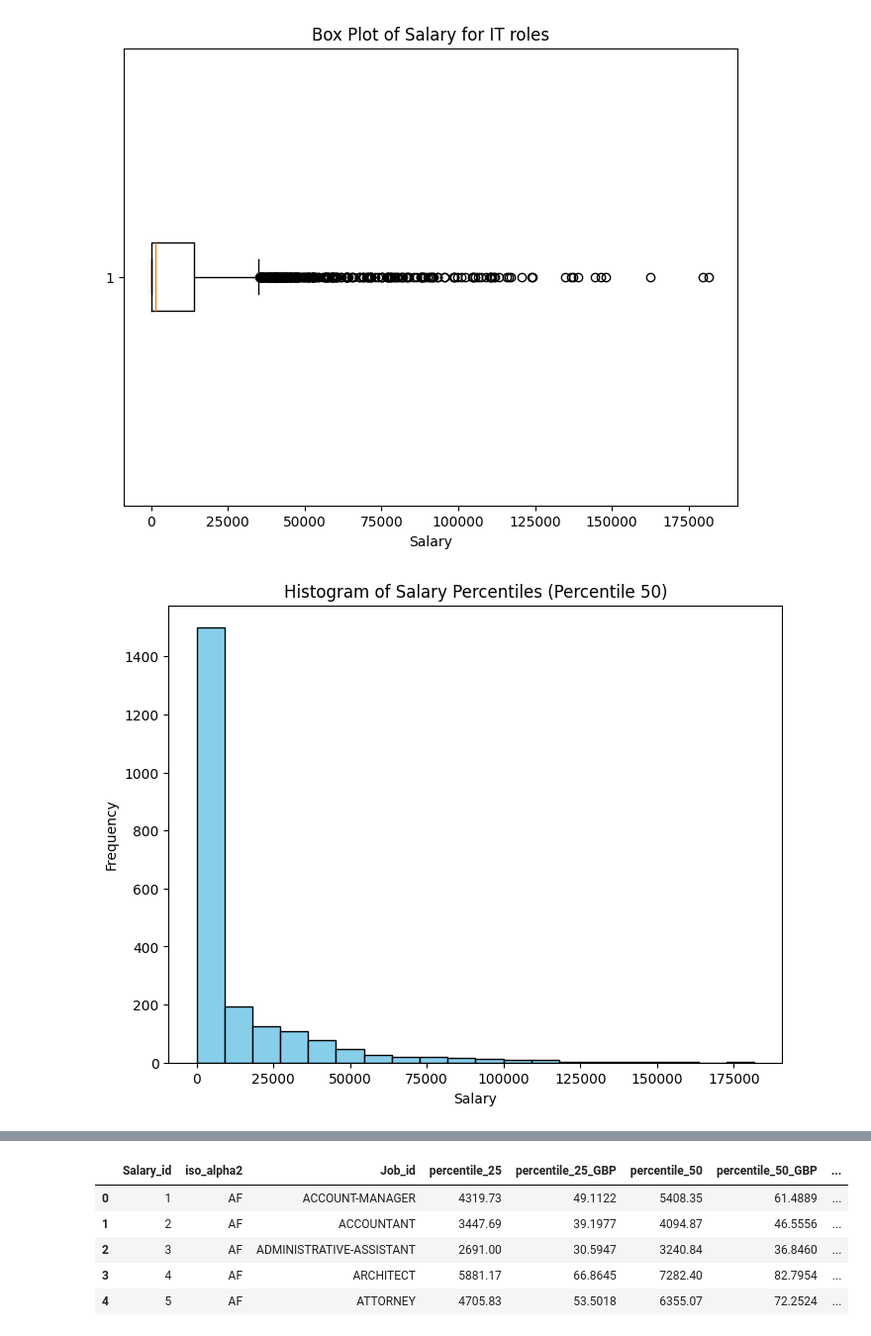
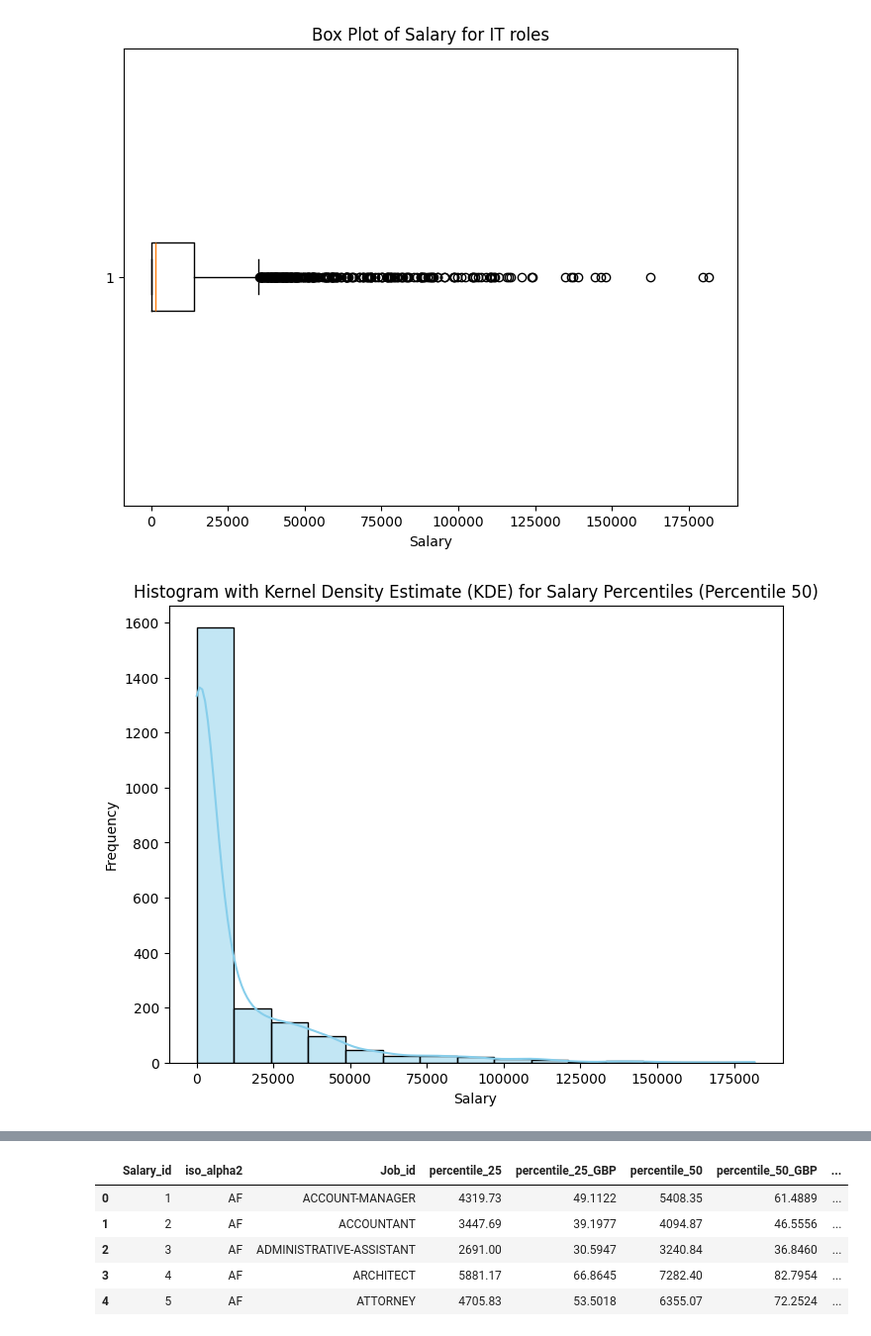
Before and after one commit to Tatiana-Ngamba/The-GitGirls-Collective-group-7, a Jupyter notebook: GLOBAL IT SALARY ANALYSIS - Notebook Part 2 (Data Analysis).ipynb, the cells around one changed output, grey strips where cells are left out. Shown at 99% size. Cells and saved outputs as stored; diff of their text form; code cells hidden in the pictures.

```diff
--- a/GLOBAL IT SALARY ANALYSIS - Notebook Part 2 (Data Analysis).ipynb
+++ b/GLOBAL IT SALARY ANALYSIS - Notebook Part 2 (Data Analysis).ipynb
@@ -579,12 +579,16 @@ plt.show()
 [figure]
 # %%
 #Creating a box plot for the same data to see the distribution of the IT salaries per country
+# Create a histogram with a kernel density estimate (trend line)
 plt.figure(figsize=(8, 6))
-plt.hist(it_roles_df['percentile_50_GBP'], bins=20, color='skyblue', edgecolor='black')
-plt.title('Histogram of Salary Percentiles (Percentile 50)')
+sns.histplot(it_roles_df['percentile_50_GBP'], bins=15, kde=True, color='skyblue', edgecolor='black')
+
+plt.title('Histogram with Kernel Density Estimate (KDE) for Salary Percentiles (Percentile 50)')
 plt.xlabel('Salary')
 plt.ylabel('Frequency')
+
+# Show the plot
 plt.show()
 # %% [output]
-[figure, old version]
+[figure, new version]
 # %% [markdown]
```
Also changed, not shown: parts of 37 cells of this notebook.
